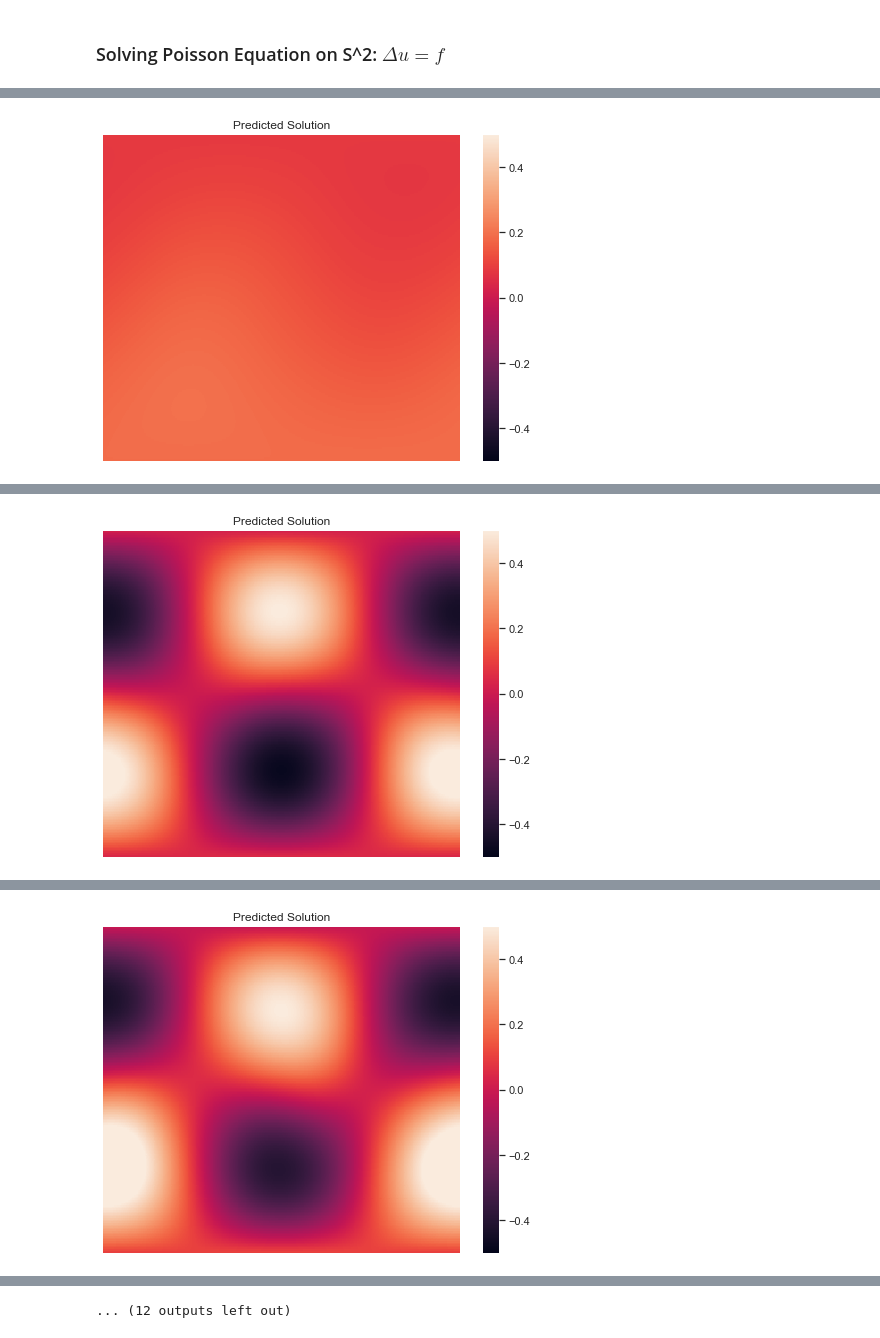
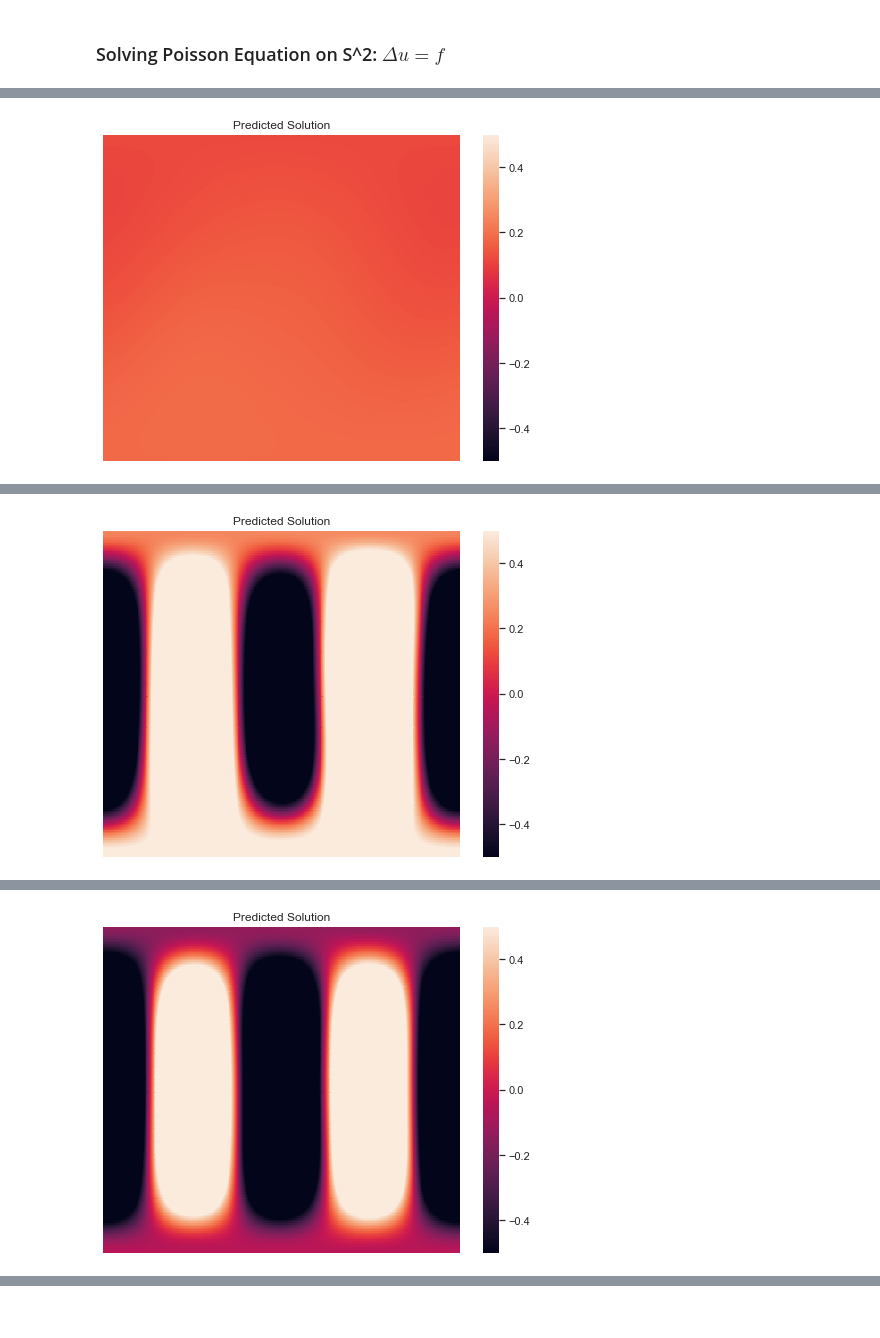
Before and after one commit to a-gupte/PDPINN, a Jupyter notebook: Poisson_Equation_S^2.ipynb, the cells around one changed output, grey strips where cells are left out. Saved outputs shown, nothing was run; the diff lists cells and outputs as text; code cells hidden in the pictures.

Commit message:
Fix equispaced grid on sphere and add non-uniform grid with average case noise

```diff
--- a/Poisson_Equation_S^2.ipynb
+++ b/Poisson_Equation_S^2.ipynb
@@ -13,9 +13,10 @@ import math
 from math import pi
 from spherical_harmonics import *
 from torch.distributions.uniform import Uniform
+from numpy import arccos
 
 torch.manual_seed(0)
-maxiter = 5000
+maxiter = 1001
 problem = Problem_Sphere_Poisson()
 
 
@@ -28,22 +29,38 @@ def construct_model(net):
             super().__init__(problem=problem, net=net, maxiter=maxiter)
 
         def inner_sample(self, num=200):
-            x = torch.randn(num, 3)
-            x = x / (torch.norm(x, dim=1).reshape((-1, 1)))
-
-            polar = torch.atan(x[:, :1] / x[:, 1:2]) + math.pi / 2
-            polar[:num // 2, 0] = polar[:num // 2, 0] + math.pi
-            azimuth = torch.acos(x[:, 2:3])
+            N = 25
+            cos_azimuth = torch.linspace(-0.9999, 0.9999, N, requires_grad=False)
+            azimuth = torch.arccos(cos_azimuth)
+            polar = torch.linspace(0, 2*pi, 2*N, requires_grad=False)
 
             ## noise
-            dpolar = 2 * pi/(num-1)
-            polar_noise = polar + torch.distributions.Uniform(low = -dpolar/2, high = dpolar/2).sample(sample_shape=torch.Size(polar.shape))
+            dpolar = 2*pi/(2*N-1)
+            dazimuth = 2.0/(N-1)
+            polar_noise = torch.distributions.Uniform(low = -dpolar/2, high = dpolar/2).sample(sample_shape=torch.Size(polar.shape))
+            azimuth_noise = torch.distributions.Uniform(low = -dazimuth/2, high = dazimuth/2).sample(sample_shape=torch.Size(azimuth.shape))
 
-            dazimuth = pi/(num-1)
-            azimuth_noise = azimuth + torch.distributions.Uniform(low = -dazimuth/2, high = dazimuth/2).sample(sample_shape=torch.Size(polar.shape))
+            azimuth, polar = azimuth + azimuth_noise, polar + polar_noise
 
-            x = torch.cat([azimuth_noise, polar_noise], dim=1)
-            return x
+            azimuth, polar = torch.meshgrid(azimuth, polar)
+            location = torch.cat([azimuth.reshape(-1, 1), polar.reshape(-1, 1)], dim=1)
+            return location
+#             x = torch.randn(num, 3)
+#             x = x / (torch.norm(x, dim=1).reshape((-1, 1)))
+
+#             polar = torch.atan(x[:, :1] / x[:, 1:2]) + math.pi / 2
+#             polar[:num // 2, 0] = polar[:num // 2, 0] + math.pi
+#             azimuth = torch.acos(x[:, 2:3])
+
+#             ## noise
+#             dpolar = 2 * pi/(num-1)
+#             polar_noise = polar + torch.distributions.Uniform(low = -dpolar/2, high = dpolar/2).sample(sample_shape=torch.Size(polar.shape))
+
+#             dazimuth = pi/(num-1)
+#             azimuth_noise = azimuth + torch.distributions.Uniform(low = -dazimuth/2, high = dazimuth/2).sample(sample_shape=torch.Size(polar.shape))
+
+#             x = torch.cat([azimuth_noise, polar_noise], dim=1)
+#             return x
 
         def bc_sample(self):
             return torch.tensor([[1., 1.]])
@@ -177 +194 @@ iteration 500: loss = 54.20346450805664
-[figure, old version]
+[figure, new version]
@@ -188 +205 @@ iteration 1000: loss = 48.74974822998047
-[figure, old version]
+[figure, new version]
@@ -222 +207,0 @@ iteration 2500: loss = 0.17620407044887543
-... (12 outputs left out)
```
Also changed, not shown: parts of 1 cell of this notebook, 1 other file.
